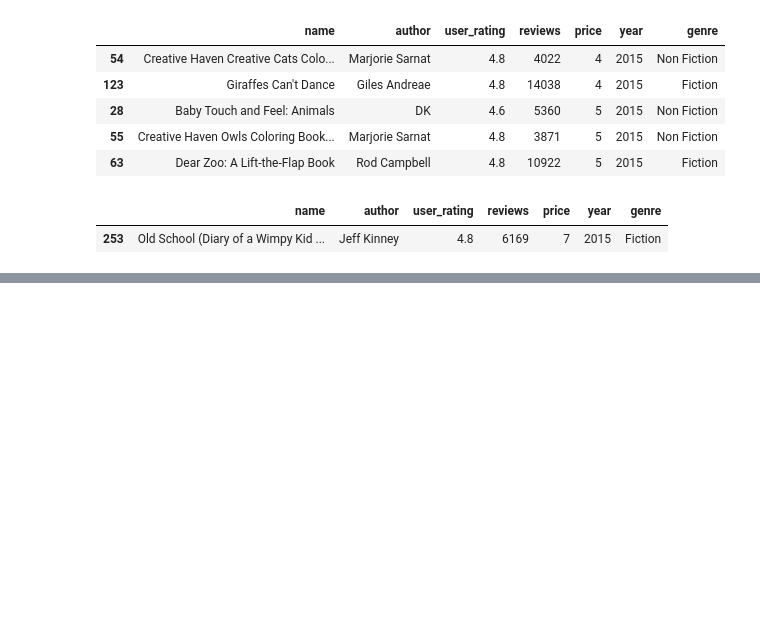
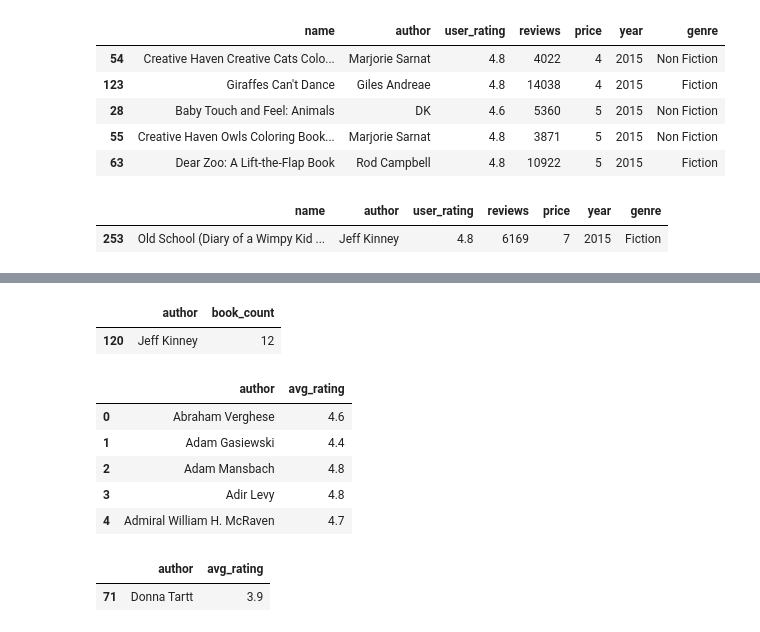
Before and after one commit to AlexanderSingaevsky/DataScience, a Jupyter notebook: Hw02/Hw2.3.ipynb, the cells around one changed output, grey strips where cells are left out. Saved outputs shown, nothing was run; the diff lists cells and outputs as text; code cells hidden in the pictures; blank space fills up the shorter version.

```diff
--- a/Hw02/Hw2.3.ipynb
+++ b/Hw02/Hw2.3.ipynb
@@ -181,0 +238,30 @@ print(f'Яка книга остання у відсортованому спи
+# %%
+# Який автор має найбільше книг?
+# Скільки книг цього автора?
+max_book_count = author_book_count['book_count'].max()
+max_book_author = author_book_count[author_book_count['book_count'] == max_book_count]
+max_book_author
+# %% [output]
+|  | author | book_count |
+| 120 | Jeff Kinney | 12 |
+# %%
+# створіть другий датафрейм, який буде вміщати середній рейтинг для кожного автора
+author_avg_rating = books_data.groupby('author')['user_rating'].mean().reset_index()
+author_avg_rating.columns = ['author', 'avg_rating']
+author_avg_rating.head()
+# %% [output]
+|  | author | avg_rating |
+| 0 | Abraham Verghese | 4.6 |
+| 1 | Adam Gasiewski | 4.4 |
+| 2 | Adam Mansbach | 4.8 |
+| 3 | Adir Levy | 4.8 |
+| 4 | Admiral William H. McRaven | 4.7 |
+# %%
+# У якого автора середній рейтинг мінімальний?
+# Який у цього автора середній рейтинг?
+min_avg_rating = author_avg_rating['avg_rating'].min()
+author_min_avg_rating = author_avg_rating[author_avg_rating['avg_rating']== min_avg_rating]
+author_min_avg_rating
+# %% [output]
+|  | author | avg_rating |
+| 71 | Donna Tartt | 3.9 |
```
Also changed, not shown: parts of 25 cells of this notebook, 2 other files.
